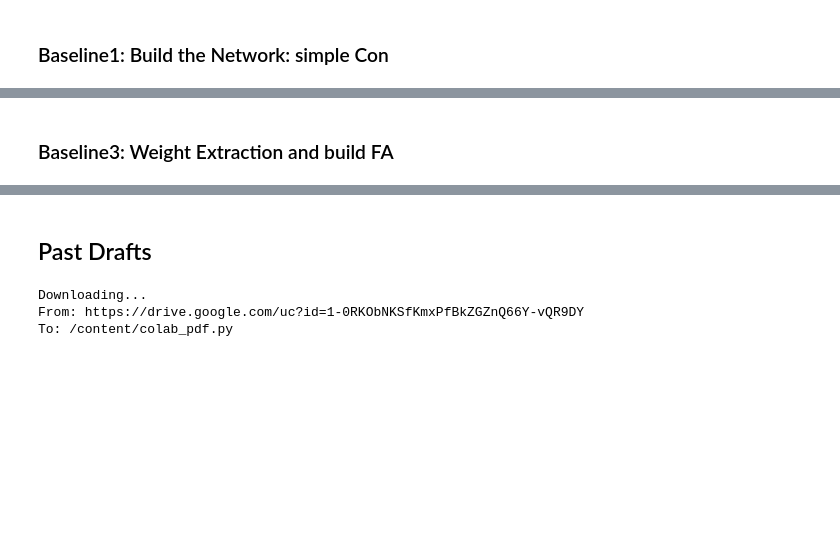
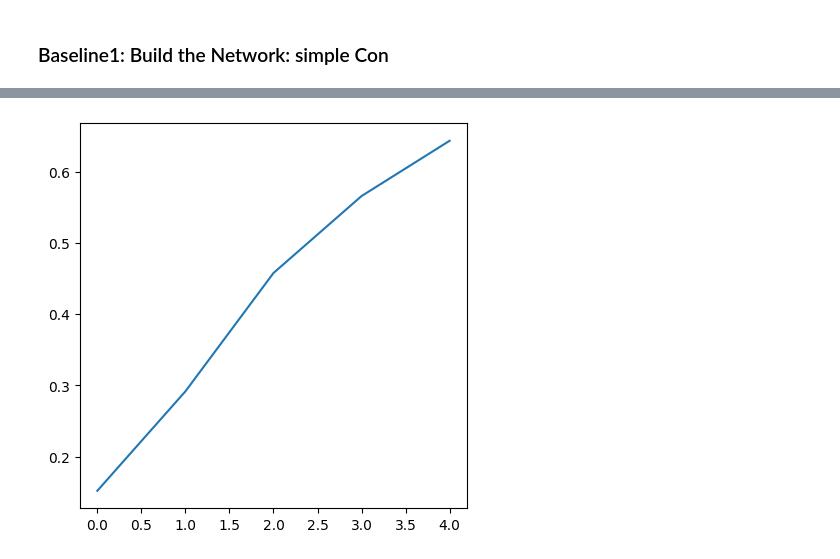
Before and after one commit to clps1291-bioplausnn/BioPlausibleLearning, a Jupyter notebook: feedback_alignment/FeedbackAlignment.ipynb, the cells around one changed output, grey strips where cells are left out. Cells and saved outputs as stored; diff of their text form; code cells hidden in the pictures; blank space fills up the shorter version.

```diff
--- a/feedback_alignment/FeedbackAlignment.ipynb
+++ b/feedback_alignment/FeedbackAlignment.ipynb
@@ -368,5 +279,3 @@ Test set: Average loss: 0.0013, Accuracy: 9740/10000 (97.40%)
-# %% [markdown]
-### Baseline3: Weight Extraction and build FA
 # %%
 from torch.nn import Parameter
 class SimpleConvNet_withFA(nn.Module):
@@ -416,6 +325,7 @@ optimizer_fa = torch.optim.SGD(conv_withfa.parameters(),
                             lr=0.0001)
 # %%
 epochs = 5
+val_accuracies = []
 for epoch in range(epochs):
     for batch_id, (inputs, targets) in enumerate(train_loader):
         optimizer_fa.zero_grad()
@@ -429,20 +339,24 @@ for epoch in range(epochs):
         if batch_id % 100 ==0:
           print('Epoch {}, Batch {}, Loss: {:.4f}'.format(epoch, batch_id, loss_fa.item()))
 
-conv_withfa.eval()
-test_loss = 0
-correct = 0
+    conv_withfa.eval()
+    test_loss = 0
+    correct = 0
+    with torch.no_grad():
+        val_acc=[]
+        for data, target in test_loader:
+            output = conv_withfa(data)
+            test_loss += criterion(output, target).item()
+            pred = output.argmax(dim=1, keepdim=True)
+            correct += pred.eq(target.view_as(pred)).sum().item()
+            val_acc.append((pred == target.view_as(pred)).float().mean().item())
+        val_accuracies.append(np.mean(val_acc))
 
-with torch.no_grad():
-    for data, target in test_loader:
-        output = conv_withfa(data)
-        test_loss += criterion(output, target).item()
-        pred = output.argmax(dim=1, keepdim=True)
-        correct += pred.eq(target.view_as(pred)).sum().item()
+    test_loss /= len(test_loader.dataset) # returns average test loss
+    accuracy = correct / len(test_loader.dataset)
 
-test_loss /= len(test_loader.dataset) # returns average test loss
-accuracy = correct / len(test_loader.dataset)
+    print('Test set: Average loss: {:.4f}, Accuracy: {}/{} ({:.2f}%)'.format(
+        test_loss, correct, len(test_loader.dataset), 100. * accuracy))
 
-print('Test set: Average loss: {:.4f}, Accuracy: {}/{} ({:.2f}%)'.format(
-    test_loss, correct, len(test_loader.dataset), 100. * accuracy))
+plt.plot(val_accuracies)
 # %% [output]
@@ -467,46 +381 @@ Test set: Average loss: 0.0079, Accuracy: 8488/10000 (84.88%)
+[figure, added]
-# %% [markdown]
-## Past Drafts
-# %%
-#SETUP
-!gdown 1-0RKObNKSfKmxPfBkZGZnQ66Y-vQR9DY  #colab_pdf.py
-
-import time
-import os
-import pickle
-import matplotlib.pyplot as plt
-plt.rcParams['figure.figsize'] = [7, 7]
-plt.ion()
-import cv2
-import pickle
-import numpy as np
-from scipy.spatial.distance import pdist, squareform
-
-import torch
-import torch.nn as nn
-import torchvision.models as models
-import torchvision.transforms as transforms
-from torchvision import datasets
-import torch.nn.functional as F
-from torch.utils.data import DataLoader
-import torch.optim as optim
-
-from torchsummary import summary
-from PIL import Image
-
-import json
-
-from PIL import Image
-
-# For making the cnn+fc
-from torch.utils.data.sampler import SubsetRandomSampler
-import tensorflow as tf
-import keras
-from keras import datasets, layers, models
-import matplotlib.pyplot as plt
-
-# For FA
-from torch.autograd import Function
-# %% [output]
-Downloading...
-From: https://drive.google.com/uc?id=1-0RKObNKSfKmxPfBkZGZnQ66Y-vQR9DY
-To: /content/colab_pdf.py
```
Also changed, not shown: parts of 48 cells of this notebook.
